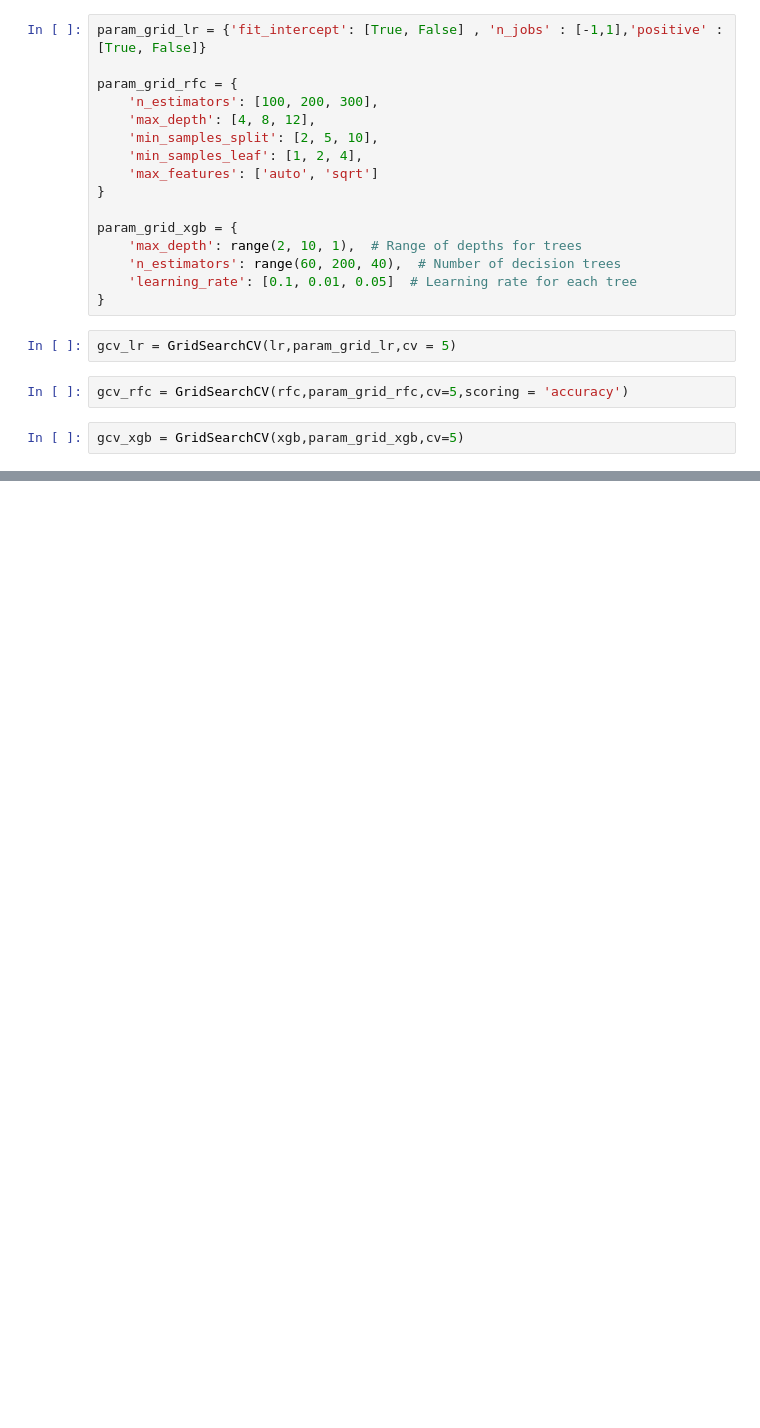
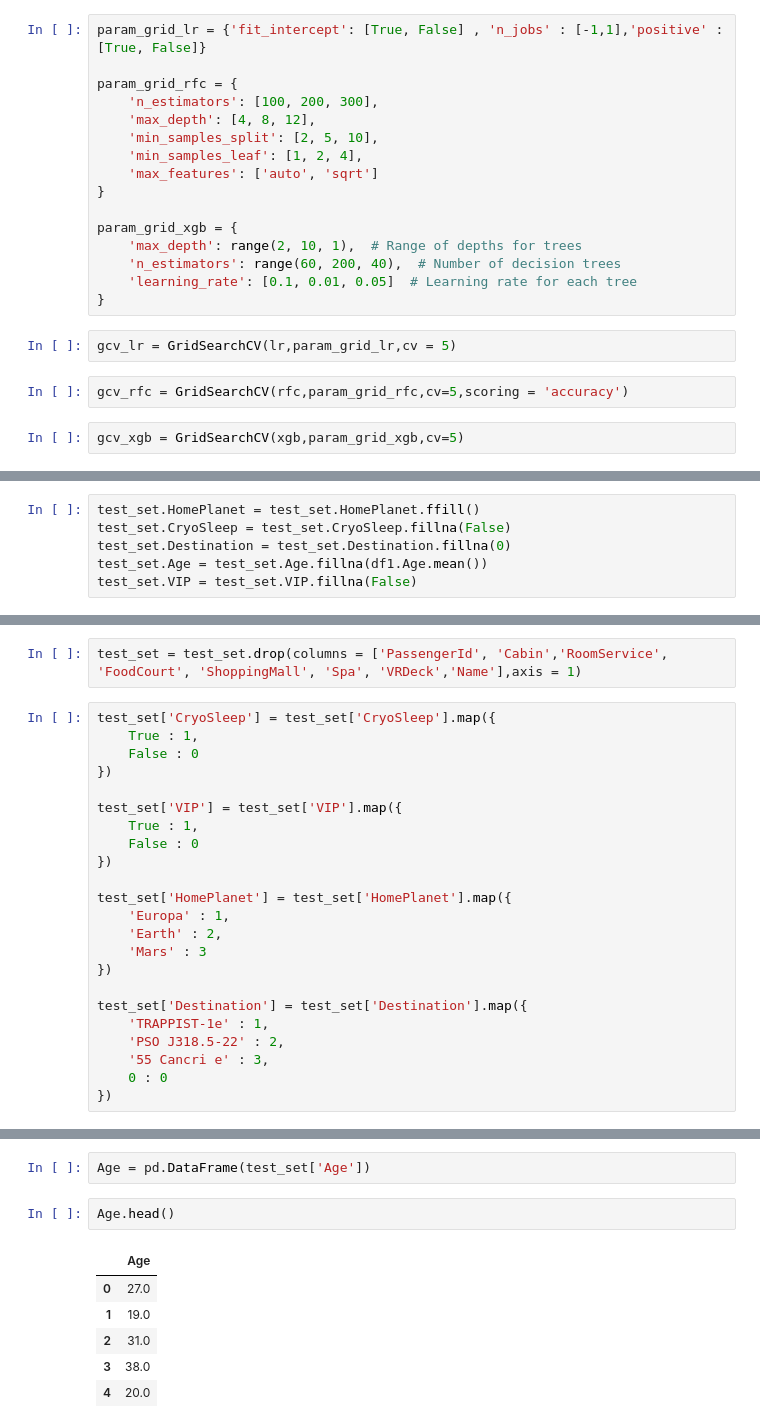
Before and after one commit to Arjitm26/Spaceship-Titanic, a Jupyter notebook: Spaceship titanic.ipynb, the cells around one changed output, grey strips where cells are left out. Cells and saved outputs as stored; diff of their text form; blank space fills up the shorter version.

```diff
--- a/Spaceship titanic.ipynb
+++ b/Spaceship titanic.ipynb
@@ -273,0 +323,6 @@ KeyboardInterrupt:
+# %%
+test_set.HomePlanet = test_set.HomePlanet.ffill()
+test_set.CryoSleep = test_set.CryoSleep.fillna(False)
+test_set.Destination = test_set.Destination.fillna(0)
+test_set.Age = test_set.Age.fillna(df1.Age.mean())
+test_set.VIP = test_set.VIP.fillna(False)
@@ -273,0 +338,25 @@ KeyboardInterrupt:
+# %%
+test_set = test_set.drop(columns = ['PassengerId', 'Cabin','RoomService', 'FoodCourt', 'ShoppingMall', 'Spa', 'VRDeck','Name'],axis = 1)
+# %%
+test_set['CryoSleep'] = test_set['CryoSleep'].map({
+    True : 1,
+    False : 0
+})
+
+test_set['VIP'] = test_set['VIP'].map({
+    True : 1,
+    False : 0
+})
+
+test_set['HomePlanet'] = test_set['HomePlanet'].map({
+    'Europa' : 1,
+    'Earth' : 2,
+    'Mars' : 3
+})
+
+test_set['Destination'] = test_set['Destination'].map({
+    'TRAPPIST-1e' : 1,
+    'PSO J318.5-22' : 2,
+    '55 Cancri e' : 3,
+    0 : 0
+})
@@ -273,0 +367,11 @@ KeyboardInterrupt:
+# %%
+Age = pd.DataFrame(test_set['Age'])
+# %%
+Age.head()
+# %% [output]
+|  | Age |
+| 0 | 27.0 |
+| 1 | 19.0 |
+| 2 | 31.0 |
+| 3 | 38.0 |
+| 4 | 20.0 |
```
Also changed, not shown: parts of 32 cells of this notebook.
